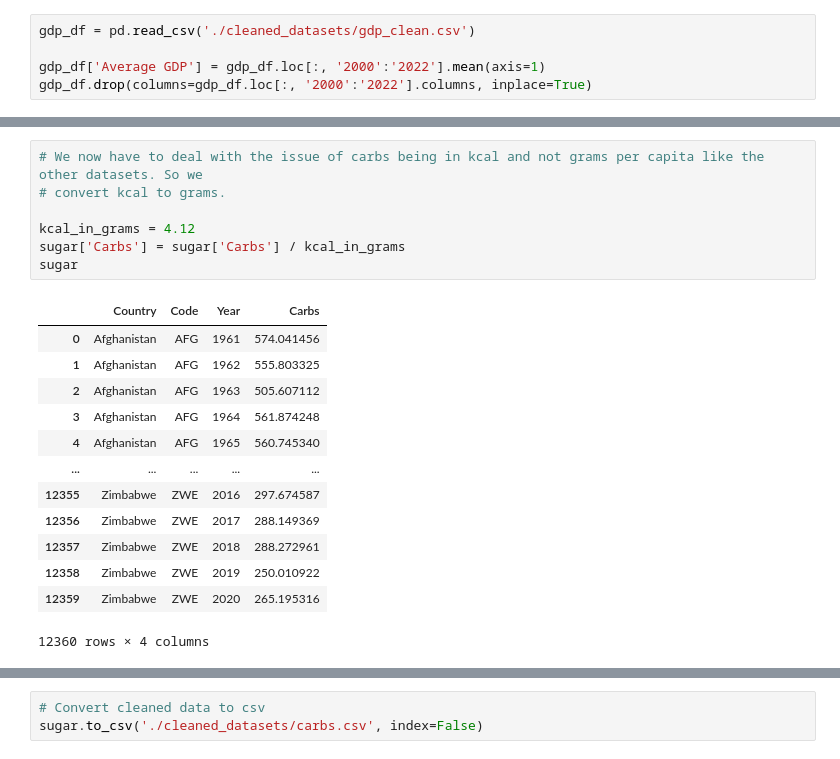
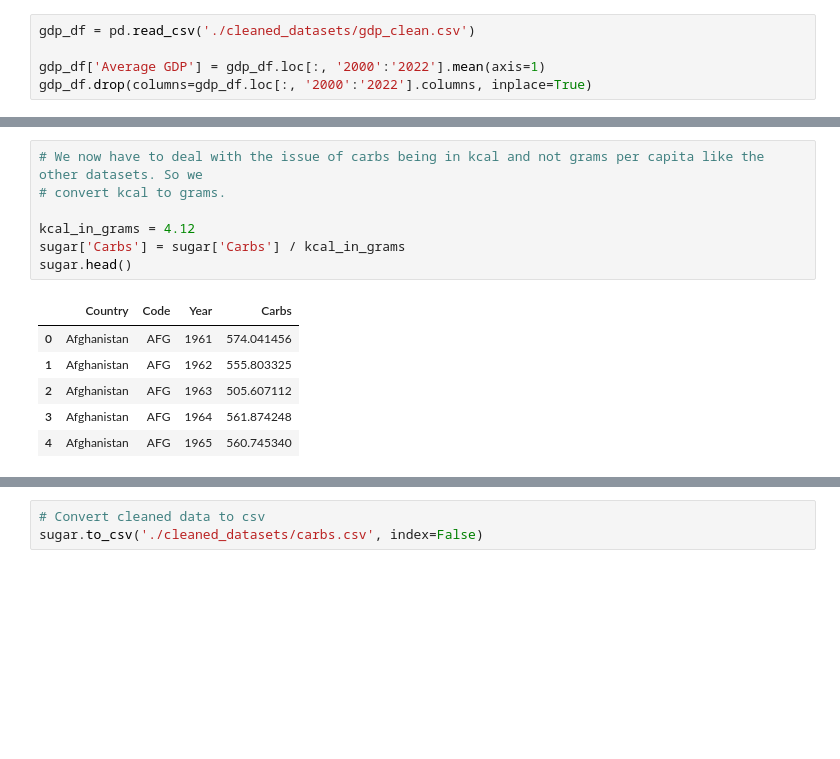
Before and after one commit to COGS108/Group074_WI24, a Jupyter notebook: EDACheckpoint_Group074_WI24.ipynb, the cells around one changed output, grey strips where cells are left out. Cells and saved outputs as stored; diff of their text form; blank space fills up the shorter version.

```diff
--- a/EDACheckpoint_Group074_WI24.ipynb
+++ b/EDACheckpoint_Group074_WI24.ipynb
@@ -313,24 +336,17 @@ sugar
 # %%
 # We now have to deal with the issue of carbs being in kcal and not grams per capita like the other datasets. So we
 # convert kcal to grams.
 
 kcal_in_grams = 4.12
 sugar['Carbs'] = sugar['Carbs'] / kcal_in_grams
-sugar
+sugar.head()
 # %% [output]
 |  | Country | Code | Year | Carbs |
 | 0 | Afghanistan | AFG | 1961 | 574.041456 |
 | 1 | Afghanistan | AFG | 1962 | 555.803325 |
 | 2 | Afghanistan | AFG | 1963 | 505.607112 |
 | 3 | Afghanistan | AFG | 1964 | 561.874248 |
 | 4 | Afghanistan | AFG | 1965 | 560.745340 |
-| ... | ... | ... | ... | ... |
-| 12355 | Zimbabwe | ZWE | 2016 | 297.674587 |
-| 12356 | Zimbabwe | ZWE | 2017 | 288.149369 |
-| 12357 | Zimbabwe | ZWE | 2018 | 288.272961 |
-| 12358 | Zimbabwe | ZWE | 2019 | 250.010922 |
-| 12359 | Zimbabwe | ZWE | 2020 | 265.195316 |
-12360 rows × 4 columns
 # %%
 # We can now proceed to take care of any missing values and problematic data points.
 
```
Also changed, not shown: parts of 51 cells of this notebook.
